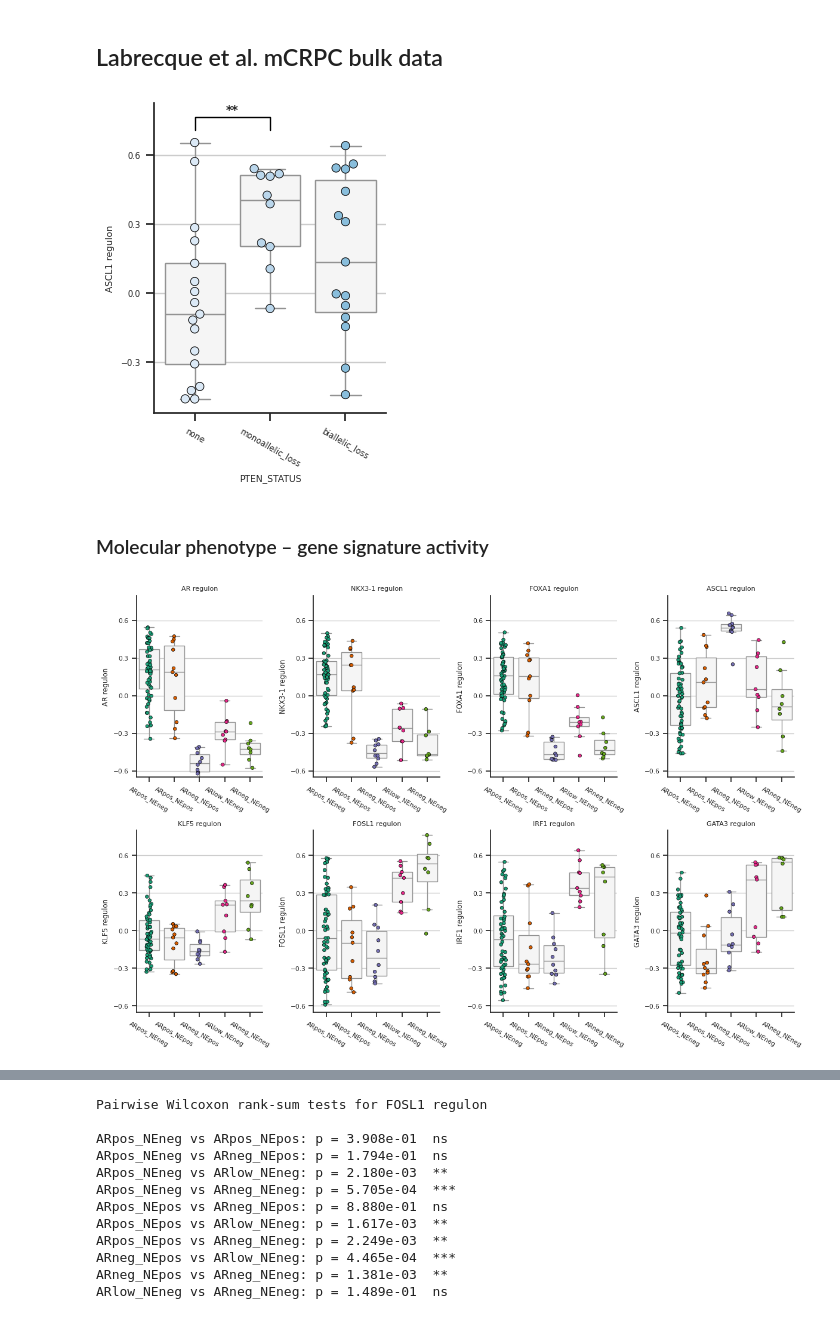
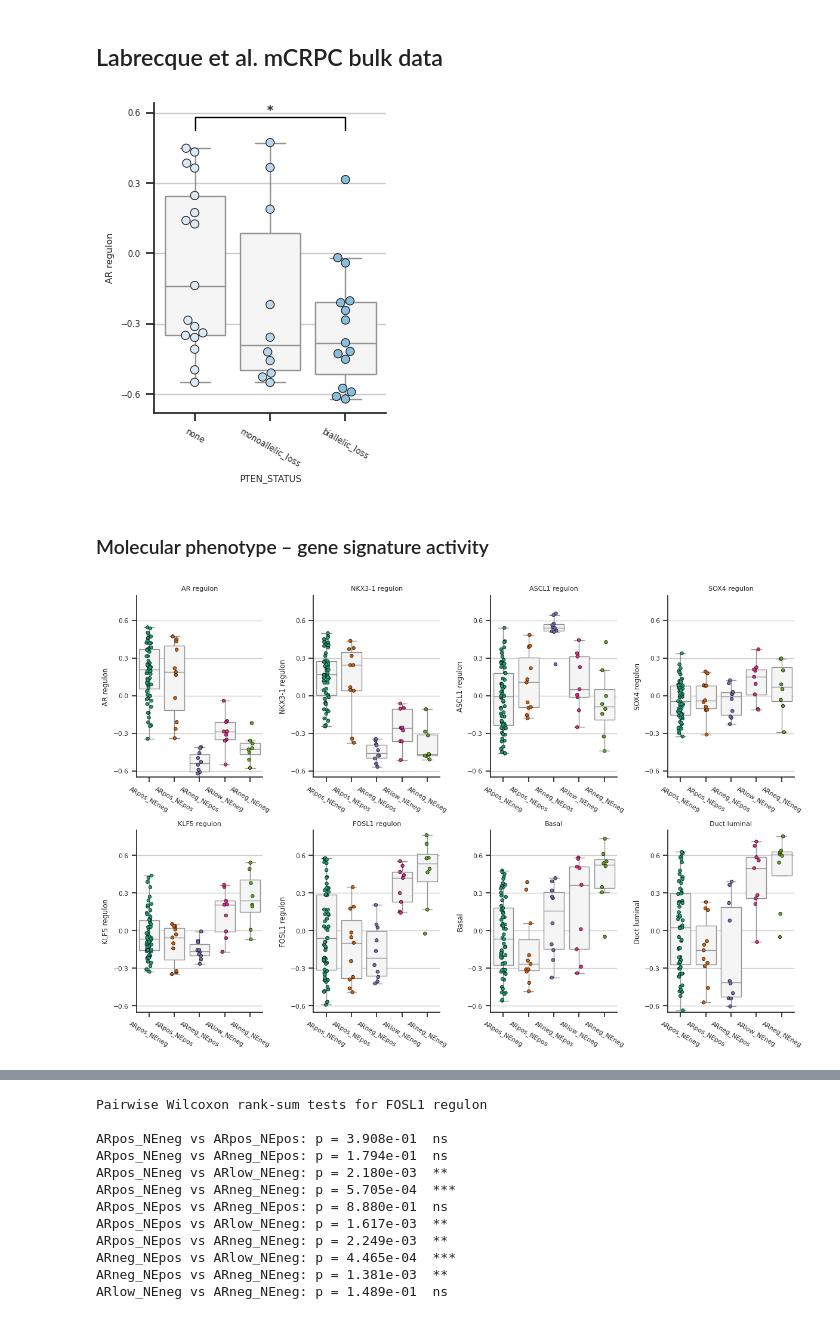
Before and after one commit to akiviaho/prostate_cancer_plasticity, a Jupyter notebook: ARNEO_enrichment_analysis.ipynb, the cells around one changed output, grey strips where cells are left out. Drawn from its saved outputs; the diff is of its cells as text; code cells hidden in the pictures.

```diff
--- a/ARNEO_enrichment_analysis.ipynb
+++ b/ARNEO_enrichment_analysis.ipynb
@@ -285,7 +478,7 @@ for idx, signature in enumerate(signatures):
         data2 = plot_data[plot_data[cat] == g2][signature].dropna()
         if len(data1) > 0 and len(data2) > 0:
             _, mw_pval = mannwhitneyu(data1, data2, alternative='two-sided')
-            mw_pvals.append(f"{g1} vs {g2}: {mw_pval:.4f}")
+            mw_pvals.append(f"{mw_pval:.4f}")
 
     #ax.set_xlabel('')
     ax.spines[['top','right']].set_visible(False)
@@ -763,25 +748,30 @@ See the caveats in the documentation: https://pandas.pydata.org/pandas-docs/stab
 # %%
-sig1_thr = df_all[sig1].quantile(0.75)
-sig2_thr = df_all[sig2].quantile(0.75)
+sig1 = 'AR regulon'
+for sig2 in tfs_dict['NF-κB survival signaling']:
+    sig2 = sig2 + ' regulon'
+    print(sig2)
+    sig1_thr = df_all[sig1].quantile(0.75)
+    sig2_thr = df_all[sig2].quantile(0.75)
 
-# subset
-df = df_all[df_all['ypT stage'] == 'ypT3/4'].copy()
-#df = df_all.copy()
+    # subset
+    df = df_all[df_all['ypT stage'] == 'ypT3/4'].copy()
+    #df = df_all.copy()
 
-# binary top-quartile flags
-df[f'{sig1}_topQ'] = df[sig1] >= sig1_thr
-df[f'{sig2}_topQ'] = df[sig2] >= sig2_thr
+    # binary top-quartile flags
+    df[f'{sig1}_topQ'] = df[sig1] >= sig1_thr
+    df[f'{sig2}_topQ'] = df[sig2] >= sig2_thr
 
-# either sig1 OR sig2 (or both)
-df['either_topQ'] = df[f'{sig1}_topQ'] | df[f'{sig2}_topQ']
+    # either sig1 OR sig2 (or both)
+    df['either_topQ'] = df[f'{sig1}_topQ'] | df[f'{sig2}_topQ']
 
-# contingency table
-crosstab_df = pd.crosstab(df['either_topQ'], df['BCR_3y'])
-crosstab_df = crosstab_df.reindex(crosstab_df.index.astype(int))
-crosstab_df = crosstab_df.loc[[1,0],[1,0]]
-print(crosstab_df)
+    # contingency table
+    crosstab_df = pd.crosstab(df['either_topQ'], df['BCR_3y'])
+    crosstab_df = crosstab_df.reindex(crosstab_df.index.astype(int))
+    crosstab_df = crosstab_df.loc[[1,0],[1,0]]
+    print(crosstab_df)
 
-# Fisher exact test
-oddsratio, pval = fisher_exact(crosstab_df)
-print(f"OR = {oddsratio:.2f}, p = {pval:.3g}")
+    # Fisher exact test
+    oddsratio, pval = fisher_exact(crosstab_df)
+    print(f"OR = {oddsratio:.2f}, p = {pval:.3g}")
+    print()
 # %% [output]
@@ -1162,7 +1063,7 @@ def p_to_star(p):
 plot_df = gsva_res_meta[~((gsva_res_meta == 'missing').any(axis=1))].reset_index(drop=True)
 
 
-sig = 'ASCL1 regulon'
+sig = 'AR regulon'
 var = 'PTEN_STATUS'
 alt_type = 'del' # 'gain', 'del'
 
@@ -1242,34 +1143,34 @@ y = y_max + 0.05*y_range
 for grp1, grp2 in combinations(cats, 2):
     data1 = plot_df.loc[plot_df[var] == grp1, sig]
     data2 = plot_df.loc[plot_df[var] == grp2, sig]
 
     stat, pval = ranksums(data1, data2)
     star = p_to_star(pval)
 
     if star == 'ns':
         continue  # skip non-significant if you want cleaner plots
 
     x1, x2 = x_pos[grp1], x_pos[grp2]
 
     # draw bar
     ax.plot([x1, x1, x2, x2],
             [y, y+h, y+h, y],
             lw=1.0, c='black')
 
     # draw stars
     ax.text((x1 + x2)/2, y + h,
             star,
             ha='center', va='bottom',
             weight='bold',
             fontsize=9)
 
     y += h * 1.5  # increment for next comparison
 
 plt.tight_layout()
 plt.savefig(f'/home/ak431480/plots/Labracque_et_al_{sig}_by_{var}_boxplot.pdf')
 plt.show()
 # %% [output]
-[figure, old version]
+[figure, new version]
 # %% [markdown]
 ### Molecular phenotype – gene signature activity
 # %%
@@ -1286,12 +1187,14 @@ var = 'molecular_phenotype'
 sigs = [
     'AR regulon',
     'NKX3-1 regulon',
-    'FOXA1 regulon',
     'ASCL1 regulon',
+    'SOX4 regulon',
     'KLF5 regulon',
     'FOSL1 regulon',
-    'IRF1 regulon',
-    'GATA3 regulon'
+    'Basal',
+    'Duct luminal'
+    #'IRF1 regulon',
+    #'GATA3 regulon'
 ]
 
 n_cols = 4
@@ -1349,7 +1252,7 @@ plt.tight_layout()
 plt.savefig('/home/ak431480/plots/Labracque_et_al_GSVA_scores_by_molecular_phenotype.pdf')
 plt.show()
 # %% [output]
-[figure, old version]
+[figure, new version]
 # %%
 import matplotlib.pyplot as plt
 import seaborn as sns
```
Also changed, not shown: parts of 124 cells of this notebook.
